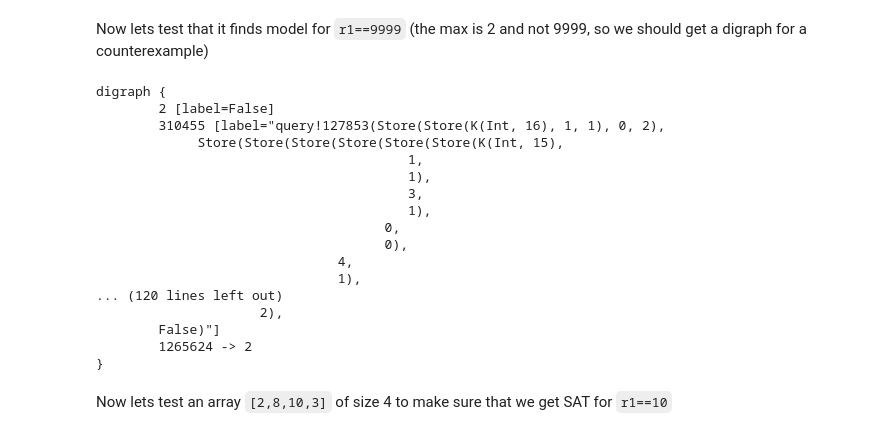
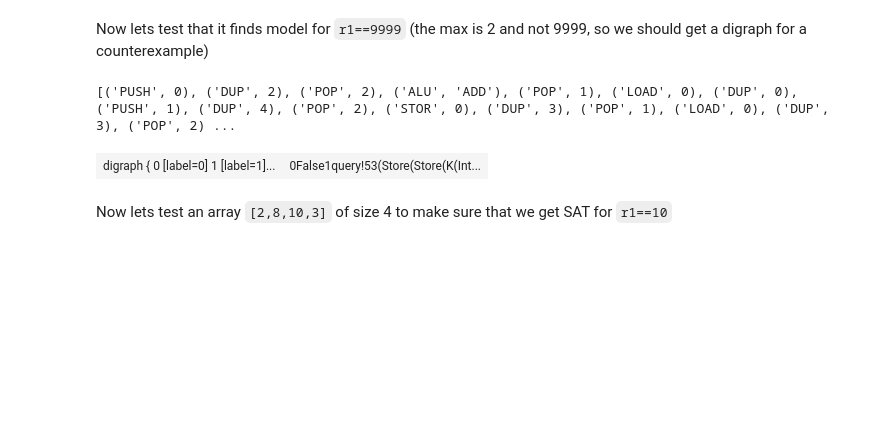
Before and after one commit to freundyotam/techcs-236346, a Jupyter notebook: sw/test_create_chcs.ipynb, the cells around one changed output. Saved outputs shown, nothing was run; the diff lists cells and outputs as text; code cells hidden in the pictures; blank space fills up the shorter version.

```diff
--- a/sw/test_create_chcs.ipynb
+++ b/sw/test_create_chcs.ipynb
@@ -191,38 +170,23 @@ Now lets test that it finds model for `r1==9999` (the max is 2 and not 9999, so
 # %%
 stack = Array("stack", IntSort(), IntSort())
 memory = Array("memory", IntSort(), IntSort())
 sp, r0, r1 = Ints('sp r0 r1')
-k = Int("k")
+
 
 pre_condition = And(
     stack[0] == 0, stack[1] == 1, sp == 2,
     memory[0] == 2
 )
 chcs = create_chcs(pre_condition=pre_condition,
                    input_vars=[],
                    program=program_find_max,
                    post_condition=And(sp == 0,
                                       memory[0] == 2,
                                       r1 == 9999))
-print(chcs.solve())
+chcs.solve()
 # %% [output]
-digraph {
-        2 [label=False]
-        310455 [label="query!127853(Store(Store(K(Int, 16), 1, 1), 0, 2),
-             Store(Store(Store(Store(Store(Store(K(Int, 15),
-                                        1,
-                                        1),
-                                        3,
-                                        1),
-                                     0,
-                                     0),
-                               4,
-                               1),
-... (120 lines left out)
-                     2),
-        False)"]
-        1265624 -> 2
-}
+[('PUSH', 0), ('DUP', 2), ('POP', 2), ('ALU', 'ADD'), ('POP', 1), ('LOAD', 0), ('DUP', 0), ('PUSH', 1), ('DUP', 4), ('POP', 2), ('STOR', 0), ('DUP', 3), ('POP', 1), ('LOAD', 0), ('DUP', 3), ('POP', 2) ...
+| digraph { 0 [label=0] 1 [label=1]... | 0False1query!53(Store(Store(K(Int... |
 # %% [markdown]
 Now lets test an array `[2,8,10,3]` of size 4 to make sure that we get SAT for `r1==10`
 # %%
```
Also changed, not shown: parts of 6 cells of this notebook, 4 other files.
